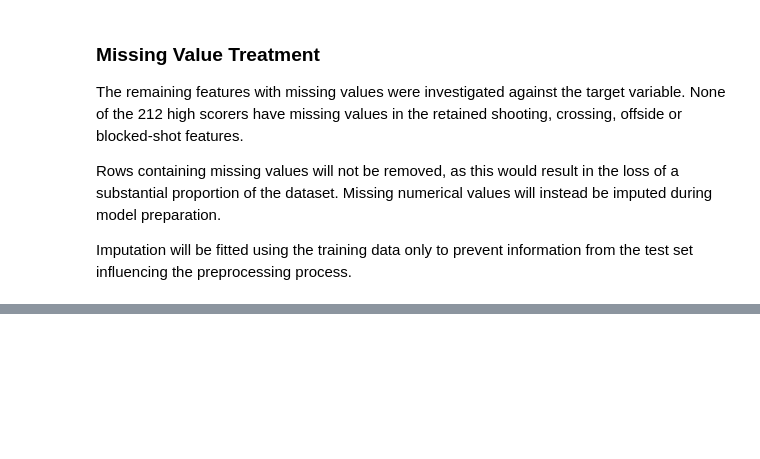
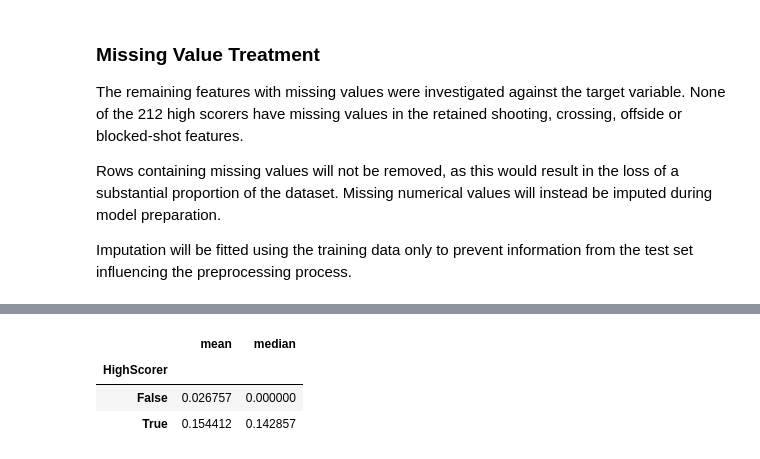
Before and after one commit to garethrogers28/premier-league-predictor, a Jupyter notebook: jupyter_notebooks/04_Feature_Engineering.ipynb, the cells around one changed output, grey strips where cells are left out. Cells and saved outputs as stored; diff of their text form; code cells hidden in the pictures; blank space fills up the shorter version.

```diff
--- a/jupyter_notebooks/04_Feature_Engineering.ipynb
+++ b/jupyter_notebooks/04_Feature_Engineering.ipynb
@@ -431,0 +559,7 @@ Imputation will be fitted using the training data only to prevent information fr
+# %%
+x.groupby(y)["Assists per Appearance"].agg(["mean", "median"])
+# %% [output]
+|  | mean | median |
+| HighScorer |  |  |
+| False | 0.026757 | 0.000000 |
+| True | 0.154412 | 0.142857 |
```
Also changed, not shown: parts of 22 cells of this notebook.
